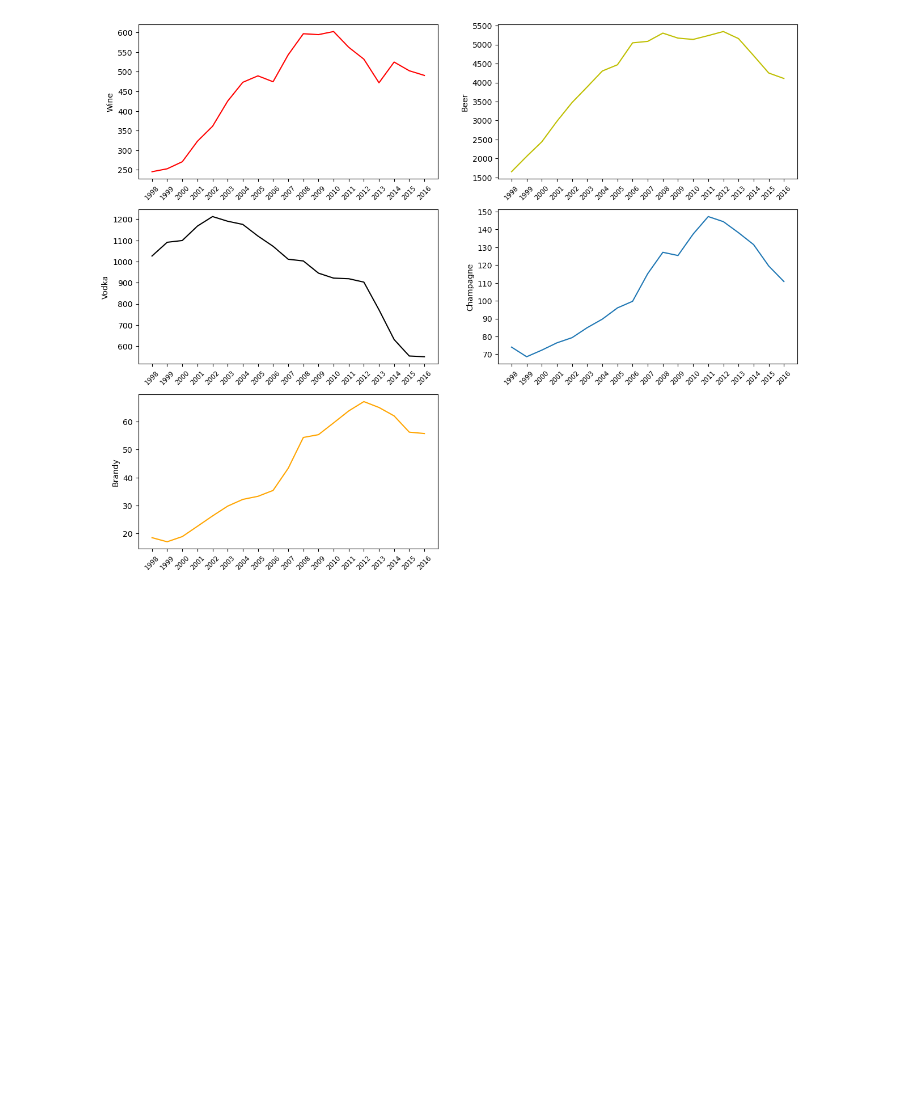
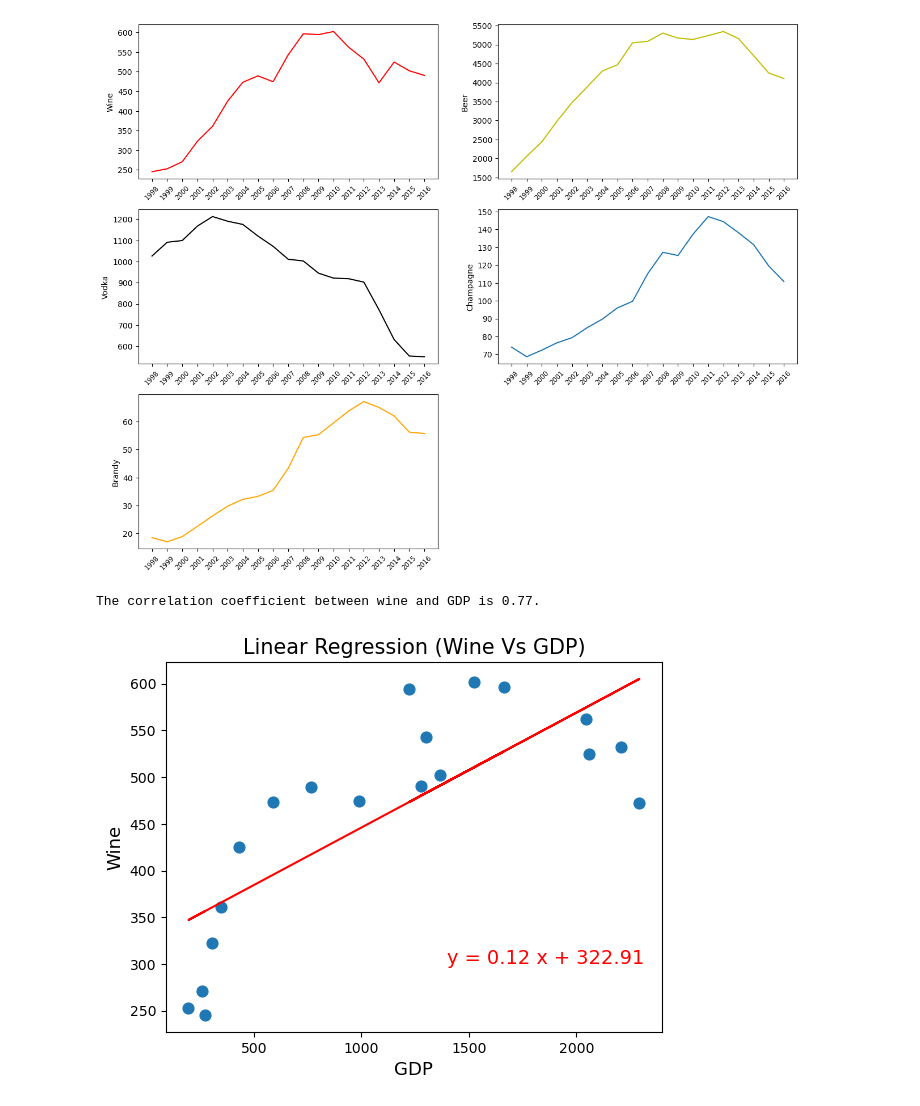
Before and after one commit to BlakeG2424/project-gt-1, a Jupyter notebook: nathan_pour-1.ipynb, the cells around one changed output. Cells and saved outputs as stored; diff of their text form; code cells hidden in the pictures; blank space fills up the shorter version.

Commit message:
finish graph gdp

```diff
--- a/nathan_pour-1.ipynb
+++ b/nathan_pour-1.ipynb
@@ -227,3 +221,24 @@ ax5.set_ylabel('Brandy')
 Text(0, 0.5, 'Brandy')
 <Figure size 640x480 with 0 Axes>
 [figure]
+# %%
+x_value=gdp_clean_df['GDP (in billions)']
+y_value=year_group['wine']
+
+correlation = round(st.pearsonr(x_value, y_value)[0],2)
+print(f"The correlation coefficient between wine and GDP is {correlation}.")
+
+(slope, intercept,rvalue, pvalue, stderr)=st.linregress(x_value, y_value)
+regress_values=x_value * slope + intercept
+line_eq= f"y = {round(slope, 2)} x + {round(intercept, 2)}"
+
+plt.scatter(x_value, y_value, color="#1f77b4",s=60)
+plt.plot(x_value, regress_values,color='red')
+plt.title("Linear Regression (Wine Vs GDP)", fontsize=15)
+plt.xlabel("GDP", fontsize =13)
+plt.ylabel("Wine", fontsize =13)
+plt.annotate(line_eq,(1400,300), fontsize=14, color="red")
+plt.show()
+# %% [output]
+The correlation coefficient between wine and GDP is 0.77.
+[figure, added]
```
Also changed, not shown: parts of 3 cells of this notebook.
